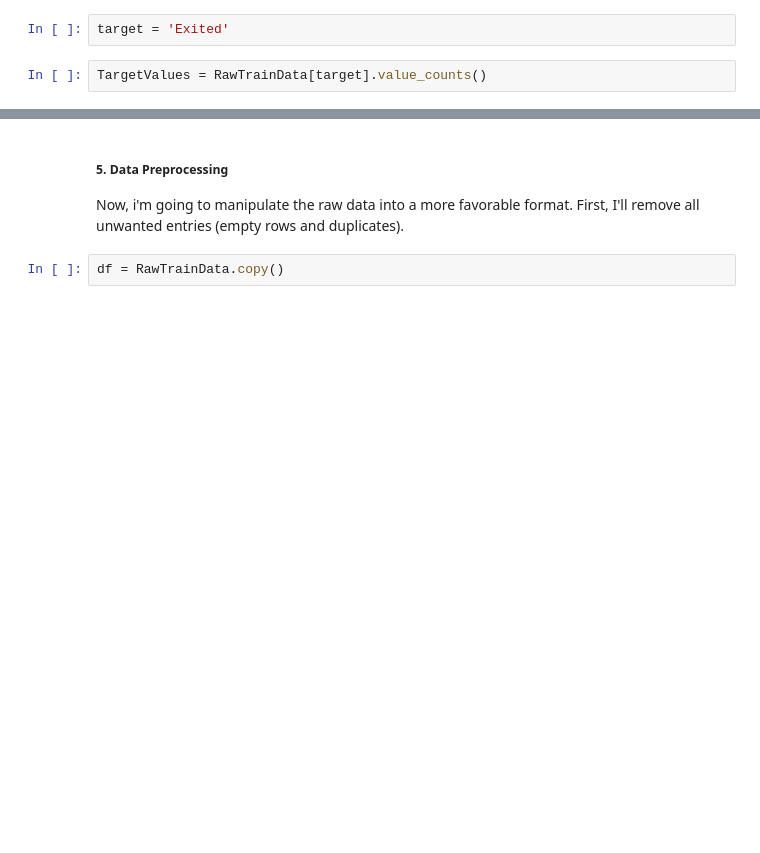
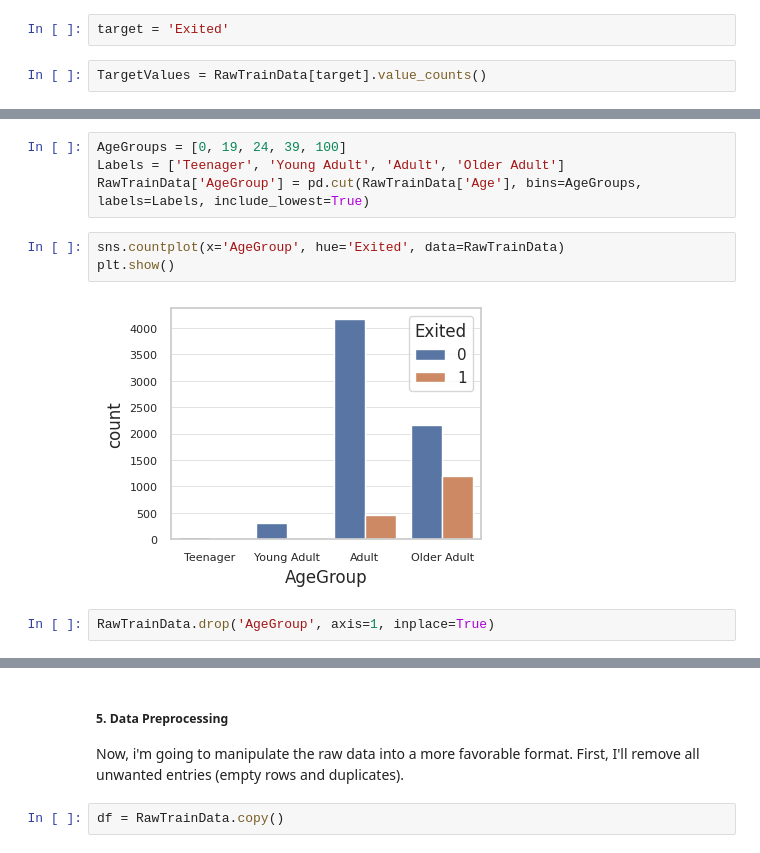
Before and after one commit to mouraxy/data, a Jupyter notebook: ipynb/BankCustomersChurn.ipynb, the cells around one changed output, grey strips where cells are left out. Saved outputs shown, nothing was run; the diff lists cells and outputs as text; blank space fills up the shorter version.

Commit message:
BankCustomersChurn.ipynb file changed.   - New graphics added.   - New descriptions.

```diff
--- a/ipynb/BankCustomersChurn.ipynb
+++ b/ipynb/BankCustomersChurn.ipynb
@@ -183,0 +188,11 @@ plt.ylabel('');
+# %%
+AgeGroups = [0, 19, 24, 39, 100]
+Labels = ['Teenager', 'Young Adult', 'Adult', 'Older Adult']
+RawTrainData['AgeGroup'] = pd.cut(RawTrainData['Age'], bins=AgeGroups, labels=Labels, include_lowest=True)
+# %%
+sns.countplot(x='AgeGroup', hue='Exited', data=RawTrainData)
+plt.show()
+# %% [output]
+[figure, added]
+# %%
+RawTrainData.drop('AgeGroup', axis=1, inplace=True)
```
Also changed, not shown: parts of 29 cells of this notebook.
